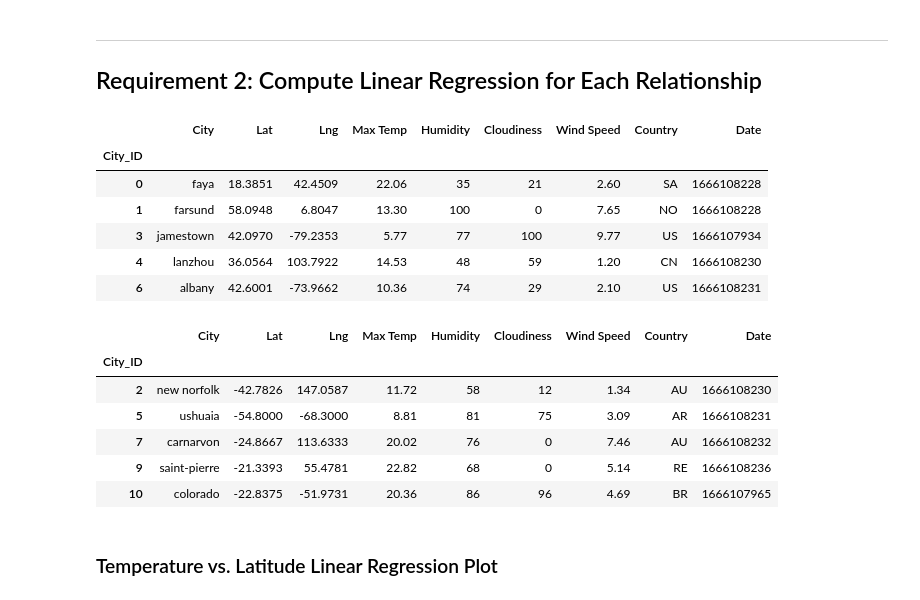
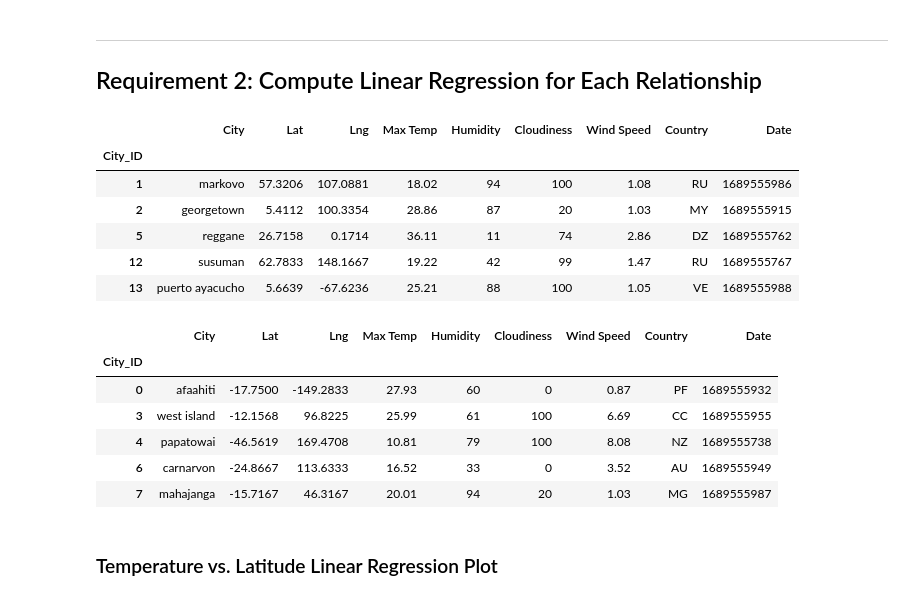
Before and after one commit to captainchicken2023/Python-API-Challenge, a Jupyter notebook: WeatherPy.ipynb, the cells around one changed output. Cells and saved outputs as stored; diff of their text form; code cells hidden in the pictures.

```diff
--- a/WeatherPy.ipynb
+++ b/WeatherPy.ipynb
@@ -261,30 +285,30 @@ plt.show()
 # %%
 # Create a DataFrame with the Northern Hemisphere data (Latitude >= 0)
-# YOUR CODE HERE
+northern_hemi_df = city_data_df.loc[city_data_df["Lat"] >= 0]
 
 # Display sample data
 northern_hemi_df.head()
 # %% [output]
 |  | City | Lat | Lng | Max Temp | Humidity | Cloudiness | Wind Speed | Country | Date |
 | City_ID |  |  |  |  |  |  |  |  |  |
-| 0 | faya | 18.3851 | 42.4509 | 22.06 | 35 | 21 | 2.60 | SA | 1666108228 |
-| 1 | farsund | 58.0948 | 6.8047 | 13.30 | 100 | 0 | 7.65 | NO | 1666108228 |
-| 3 | jamestown | 42.0970 | -79.2353 | 5.77 | 77 | 100 | 9.77 | US | 1666107934 |
-| 4 | lanzhou | 36.0564 | 103.7922 | 14.53 | 48 | 59 | 1.20 | CN | 1666108230 |
-| 6 | albany | 42.6001 | -73.9662 | 10.36 | 74 | 29 | 2.10 | US | 1666108231 |
+| 1 | markovo | 57.3206 | 107.0881 | 18.02 | 94 | 100 | 1.08 | RU | 1689555986 |
+| 2 | georgetown | 5.4112 | 100.3354 | 28.86 | 87 | 20 | 1.03 | MY | 1689555915 |
+| 5 | reggane | 26.7158 | 0.1714 | 36.11 | 11 | 74 | 2.86 | DZ | 1689555762 |
+| 12 | susuman | 62.7833 | 148.1667 | 19.22 | 42 | 99 | 1.47 | RU | 1689555767 |
+| 13 | puerto ayacucho | 5.6639 | -67.6236 | 25.21 | 88 | 100 | 1.05 | VE | 1689555988 |
 # %%
 # Create a DataFrame with the Southern Hemisphere data (Latitude < 0)
-# YOUR CODE HERE
+southern_hemi_df = city_data_df.loc[city_data_df["Lat"] < 0]
 
 # Display sample data
 southern_hemi_df.head()
 # %% [output]
 |  | City | Lat | Lng | Max Temp | Humidity | Cloudiness | Wind Speed | Country | Date |
 | City_ID |  |  |  |  |  |  |  |  |  |
-| 2 | new norfolk | -42.7826 | 147.0587 | 11.72 | 58 | 12 | 1.34 | AU | 1666108230 |
-| 5 | ushuaia | -54.8000 | -68.3000 | 8.81 | 81 | 75 | 3.09 | AR | 1666108231 |
-| 7 | carnarvon | -24.8667 | 113.6333 | 20.02 | 76 | 0 | 7.46 | AU | 1666108232 |
-| 9 | saint-pierre | -21.3393 | 55.4781 | 22.82 | 68 | 0 | 5.14 | RE | 1666108236 |
-| 10 | colorado | -22.8375 | -51.9731 | 20.36 | 86 | 96 | 4.69 | BR | 1666107965 |
+| 0 | afaahiti | -17.7500 | -149.2833 | 27.93 | 60 | 0 | 0.87 | PF | 1689555932 |
+| 3 | west island | -12.1568 | 96.8225 | 25.99 | 61 | 100 | 6.69 | CC | 1689555955 |
+| 4 | papatowai | -46.5619 | 169.4708 | 10.81 | 79 | 100 | 8.08 | NZ | 1689555738 |
+| 6 | carnarvon | -24.8667 | 113.6333 | 16.52 | 33 | 0 | 3.52 | AU | 1689555949 |
+| 7 | mahajanga | -15.7167 | 46.3167 | 20.01 | 94 | 20 | 1.03 | MG | 1689555987 |
 # %% [markdown]
 ###  Temperature vs. Latitude Linear Regression Plot
```
Also changed, not shown: parts of 12 cells of this notebook, 3 other files.
